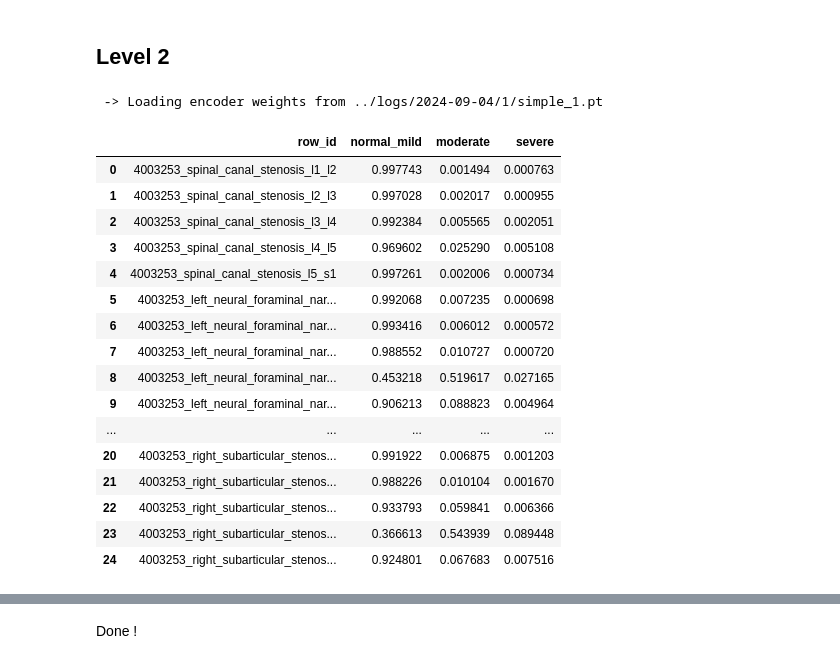
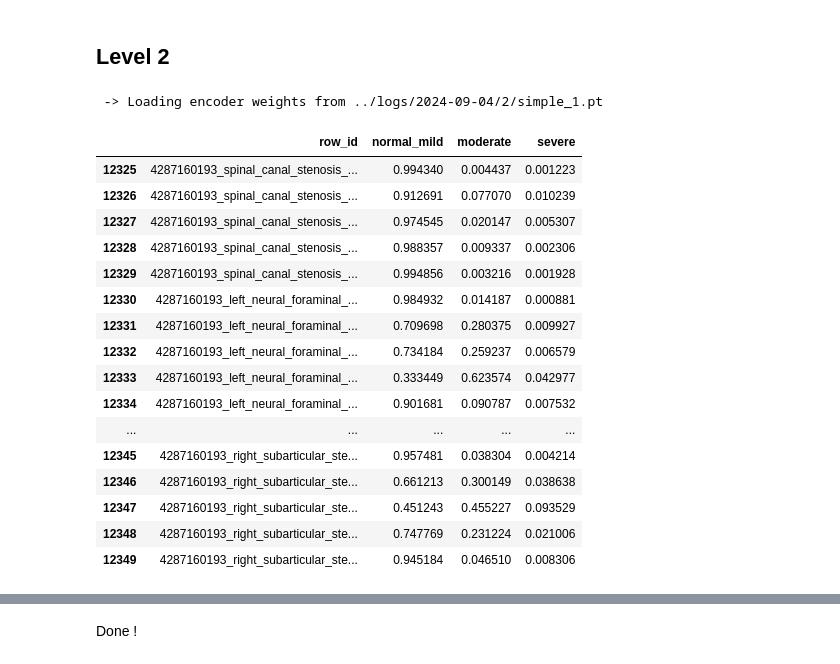
Before and after one commit to TheoViel/kaggle_rsna_lumbar_spine, a Jupyter notebook: notebooks/Inference.ipynb, the cells around one changed output, grey strips where cells are left out. Saved outputs shown, nothing was run; the diff lists cells and outputs as text; code cells hidden in the pictures.

```diff
--- a/notebooks/Inference.ipynb
+++ b/notebooks/Inference.ipynb
@@ -584,7 +606,6 @@ for mode in tqdm(CROP_EXP_FOLDERS, total=len(CROP_EXP_FOLDERS)):
         df_mode = df[df['orient'] == "Sagittal"]
         df_mode = df_mode[df_mode["weighting"] == "T2"].reset_index(drop=True)
         df_mode["side"] = "Center"
-
     elif "nfn" in mode:
         df_mode = df[df['orient'] == "Sagittal"]
         df_mode["side"] = ["Right", "Left"]
@@ -617,6 +638,7 @@ for mode in tqdm(CROP_EXP_FOLDERS, total=len(CROP_EXP_FOLDERS)):
         train=False,
         load_in_ram=False,
     )
+    dataset = SafeDataset(dataset)
 
     model = define_model(
         config.name,
@@ -682,16 +700,9 @@ df_2 = df_meta[
-# %%
-for exp_folder in EXP_FOLDERS_2:
-    config_2 = Config(json.load(open(exp_folder + "config.json", "r")))
-# %%
-dataset = FeatureInfDataset(
-    df_2,
-    config_2.exp_folders,
-    crop_fts,
-    save_folder=SAVE_FOLDER,
-)
 # %%
+df_2 = df_meta[
+    ["study_id", "series_id", "series_description"]
+].groupby('study_id').agg(list).reset_index()
+
 all_preds = []
-
 for exp_folder in EXP_FOLDERS_2:
     config_2 = Config(json.load(open(exp_folder + "config.json", "r")))
 
@@ -701,6 +712,7 @@ for exp_folder in EXP_FOLDERS_2:
         crop_fts,
         save_folder=SAVE_FOLDER,
     )
+    dataset = SafeDataset(dataset)
 
     model = define_model_2(
         config_2.name,
@@ -735,44 +747,44 @@ for exp_folder in EXP_FOLDERS_2:
 
         all_preds.append(preds)
 # %% [output]
- -> Loading encoder weights from ../logs/2024-09-04/1/simple_1.pt
+ -> Loading encoder weights from ../logs/2024-09-04/2/simple_1.pt
 # %%
 preds = np.mean(all_preds, 0).astype(np.float64)
-studies = dataset.df[["study_id"]].astype(int)
+studies = df_2[["study_id"]].copy().astype(int)
 
 rows = []
 for i in range(len(studies)):
     for c, injury in enumerate(config_2.targets):
         rows.append(
             {
-                "row_id": f'{studies["study_id"][i]}_{injury}',
+                "row_id": f'{studies["study_id"].values[i]}_{injury}',
                 "normal_mild": preds[i, c, 0],
                 "moderate": preds[i, c, 1],
                 "severe": preds[i, c, 2],
             }
         )
 
 sub = pd.DataFrame(rows)
 sub.to_csv("submission.csv", index=False)
-sub.head(25)
+sub.tail(25)
 # %% [output]
 |  | row_id | normal_mild | moderate | severe |
-| 0 | 4003253_spinal_canal_stenosis_l1_l2 | 0.997743 | 0.001494 | 0.000763 |
-| 1 | 4003253_spinal_canal_stenosis_l2_l3 | 0.997028 | 0.002017 | 0.000955 |
-| 2 | 4003253_spinal_canal_stenosis_l3_l4 | 0.992384 | 0.005565 | 0.002051 |
-| 3 | 4003253_spinal_canal_stenosis_l4_l5 | 0.969602 | 0.025290 | 0.005108 |
-| 4 | 4003253_spinal_canal_stenosis_l5_s1 | 0.997261 | 0.002006 | 0.000734 |
-| 5 | 4003253_left_neural_foraminal_nar... | 0.992068 | 0.007235 | 0.000698 |
-| 6 | 4003253_left_neural_foraminal_nar... | 0.993416 | 0.006012 | 0.000572 |
-| 7 | 4003253_left_neural_foraminal_nar... | 0.988552 | 0.010727 | 0.000720 |
-| 8 | 4003253_left_neural_foraminal_nar... | 0.453218 | 0.519617 | 0.027165 |
-| 9 | 4003253_left_neural_foraminal_nar... | 0.906213 | 0.088823 | 0.004964 |
+| 12325 | 4287160193_spinal_canal_stenosis_... | 0.994340 | 0.004437 | 0.001223 |
+| 12326 | 4287160193_spinal_canal_stenosis_... | 0.912691 | 0.077070 | 0.010239 |
+| 12327 | 4287160193_spinal_canal_stenosis_... | 0.974545 | 0.020147 | 0.005307 |
+| 12328 | 4287160193_spinal_canal_stenosis_... | 0.988357 | 0.009337 | 0.002306 |
+| 12329 | 4287160193_spinal_canal_stenosis_... | 0.994856 | 0.003216 | 0.001928 |
+| 12330 | 4287160193_left_neural_foraminal_... | 0.984932 | 0.014187 | 0.000881 |
+| 12331 | 4287160193_left_neural_foraminal_... | 0.709698 | 0.280375 | 0.009927 |
+| 12332 | 4287160193_left_neural_foraminal_... | 0.734184 | 0.259237 | 0.006579 |
+| 12333 | 4287160193_left_neural_foraminal_... | 0.333449 | 0.623574 | 0.042977 |
+| 12334 | 4287160193_left_neural_foraminal_... | 0.901681 | 0.090787 | 0.007532 |
 | ... | ... | ... | ... | ... |
-| 20 | 4003253_right_subarticular_stenos... | 0.991922 | 0.006875 | 0.001203 |
-| 21 | 4003253_right_subarticular_stenos... | 0.988226 | 0.010104 | 0.001670 |
-| 22 | 4003253_right_subarticular_stenos... | 0.933793 | 0.059841 | 0.006366 |
-| 23 | 4003253_right_subarticular_stenos... | 0.366613 | 0.543939 | 0.089448 |
-| 24 | 4003253_right_subarticular_stenos... | 0.924801 | 0.067683 | 0.007516 |
+| 12345 | 4287160193_right_subarticular_ste... | 0.957481 | 0.038304 | 0.004214 |
+| 12346 | 4287160193_right_subarticular_ste... | 0.661213 | 0.300149 | 0.038638 |
+| 12347 | 4287160193_right_subarticular_ste... | 0.451243 | 0.455227 | 0.093529 |
+| 12348 | 4287160193_right_subarticular_ste... | 0.747769 | 0.231224 | 0.021006 |
+| 12349 | 4287160193_right_subarticular_ste... | 0.945184 | 0.046510 | 0.008306 |
 # %%
 if EVAL:
     y = pd.read_csv(ROOT_DATA_DIR + "train.csv")
```
Also changed, not shown: parts of 14 cells of this notebook, 5 other files.
